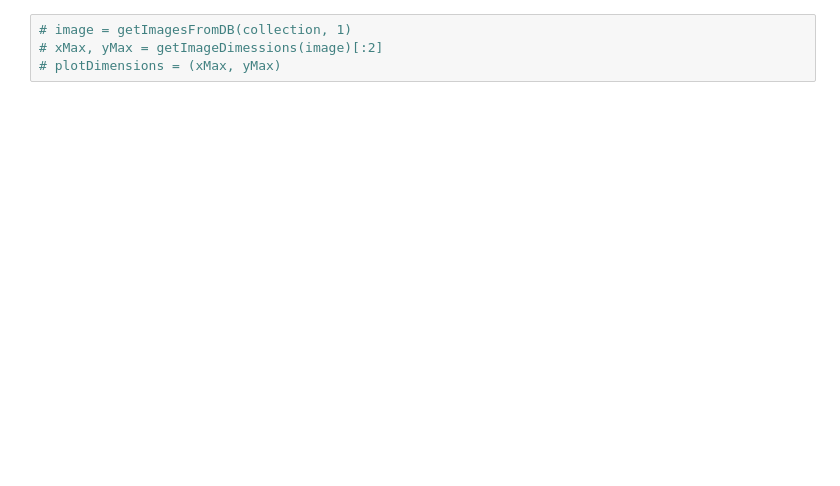
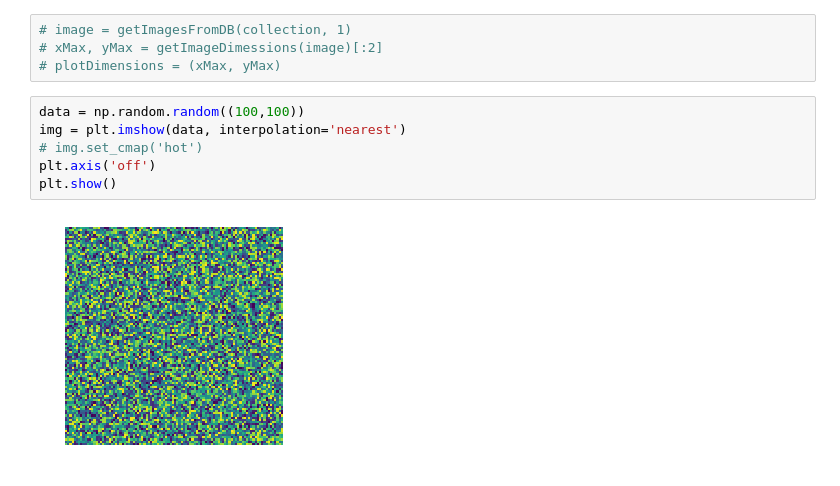
Before and after one commit to jonasagx/nephos, a Jupyter notebook: src/buffer.ipynb, the cells around one changed output. Saved outputs shown, nothing was run; the diff lists cells and outputs as text; blank space fills up the shorter version.

```diff
--- a/src/buffer.ipynb
+++ b/src/buffer.ipynb
@@ -18,3 +12,11 @@ run makeWindsMap.py
 # image = getImagesFromDB(collection, 1)
 # xMax, yMax = getImageDimessions(image)[:2]
 # plotDimensions = (xMax, yMax)
+# %%
+data = np.random.random((100,100))
+img = plt.imshow(data, interpolation='nearest')
+# img.set_cmap('hot')
+plt.axis('off')
+plt.show()
+# %% [output]
+[figure, added]
```
Also changed, not shown: parts of 7 cells of this notebook.
